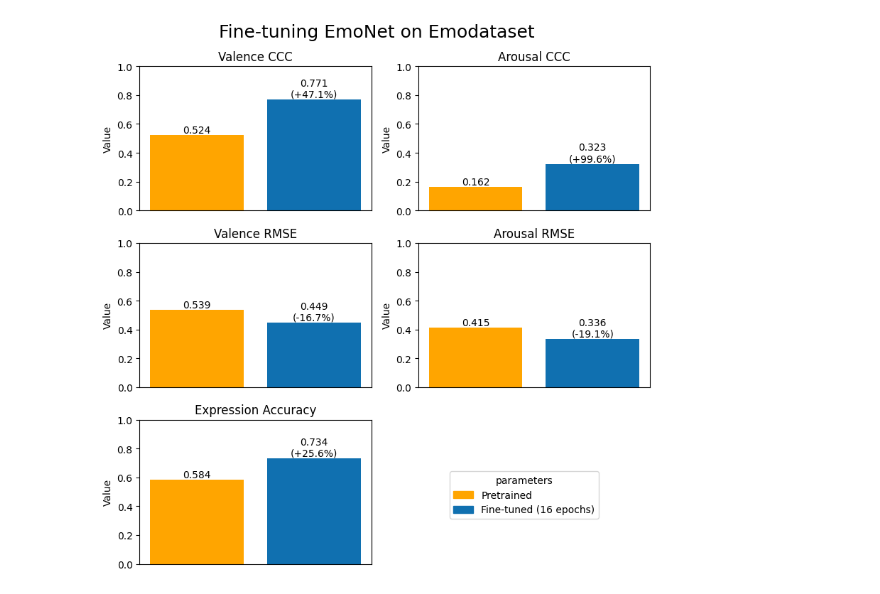
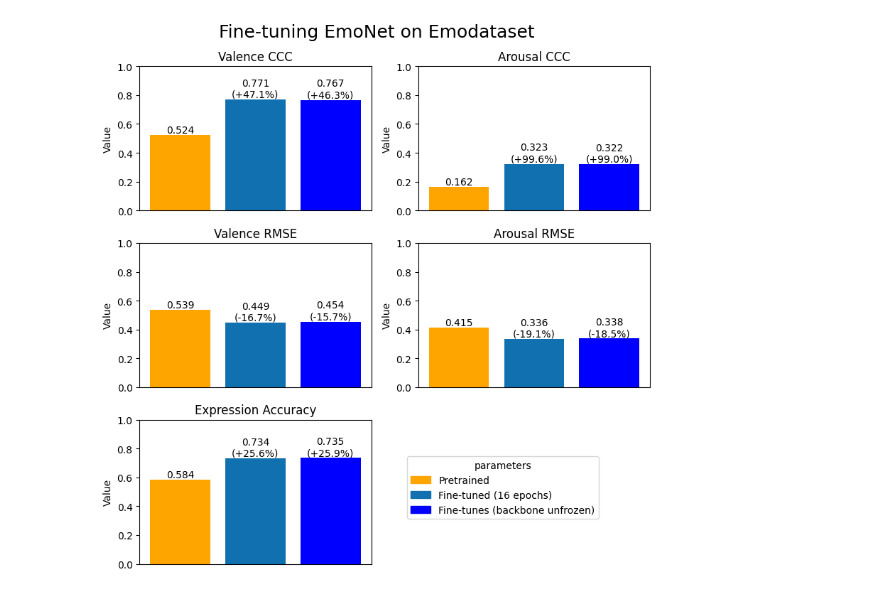
Before and after one commit to MattThePerson/emonet-fine-tuning, a Jupyter notebook: notebooks/GRAPH_evaluations.ipynb, the cells around one changed output. Drawn from its saved outputs; the diff is of its cells as text; code cells hidden in the pictures.

Commit message:
added model stage visualizations, tested lower lr

```diff
--- a/notebooks/GRAPH_evaluations.ipynb
+++ b/notebooks/GRAPH_evaluations.ipynb
@@ -29,15 +30,15 @@ df
 # %%
 # PLOT:
 INCLUDE_MODELS = [
-    "emonet_8_15ep_scratch.pth",
-    "emonet_8_FT_5ep_mod.pth",
-    "emonet_8_FT_5ep.pth",
+    "emonet_8.pth",
+    "emonet_8_FT_16ep.pth",
+    "emonet_8_finetuned.pth",
 ]
 df_plot = df[df["model"].isin(INCLUDE_MODELS)]
 
 metrics = ['ccc_v','ccc_a','rmse_v','rmse_a','expr_acc']
 
-models = df_plot['parameters_file'].tolist()
+models = df_plot['model'].tolist()
 descriptions = df_plot['description'].tolist()
 x = np.arange(len(models))
 
@@ -78,6 +74,7 @@ plt.show()
 INCLUDE_MODELS = [
     "emonet_8.pth",
     "emonet_8_FT_16ep.pth",
+    "emonet_8_finetuned.pth",
 ]
 df_plot = df[df["model"].isin(INCLUDE_MODELS)]
 
@@ -94,31 +91,31 @@ plt.suptitle('Fine-tuning EmoNet on Emodataset', fontsize=18)
 axes = axes.flatten()
 
 for ax, metric in zip(axes, metrics):
     values = df_plot[metric].tolist()
     bars = ax.bar(range(len(values)), values, color=colors)
     ax.set_title(label_map[metric])
     ax.set_xticks([])
     ax.set_ylim(0, 1)
     ax.set_xticklabels([])  # remove x-axis labels
     ax.set_ylabel('Value')
 
     # display value above bar
     base_value = None
     for bar, value in zip(bars, values):
         perc_str = ""
         if base_value is None:
             base_value = value
         else:
             perc = (value - base_value) / base_value
             perc_str = f"\n({perc*100:+.1f}%)"
         ax.text(bar.get_x() + bar.get_width()/2, value,
                 f'{value:.3f}{perc_str}', ha='center', va='bottom')
 
 axes[-1].axis('off')
 
 handles = [ mpatches.Patch(color=color, label=desc) for color, desc in zip(colors, descriptions) ]
 fig.legend(handles=handles, loc='lower right', bbox_to_anchor=(0.9, 0.1), title='parameters')
 plt.tight_layout()
 plt.show()
 # %% [output]
-[figure, old version]
+[figure, new version]
```
Also changed, not shown: parts of 3 cells of this notebook, 8 other files.
